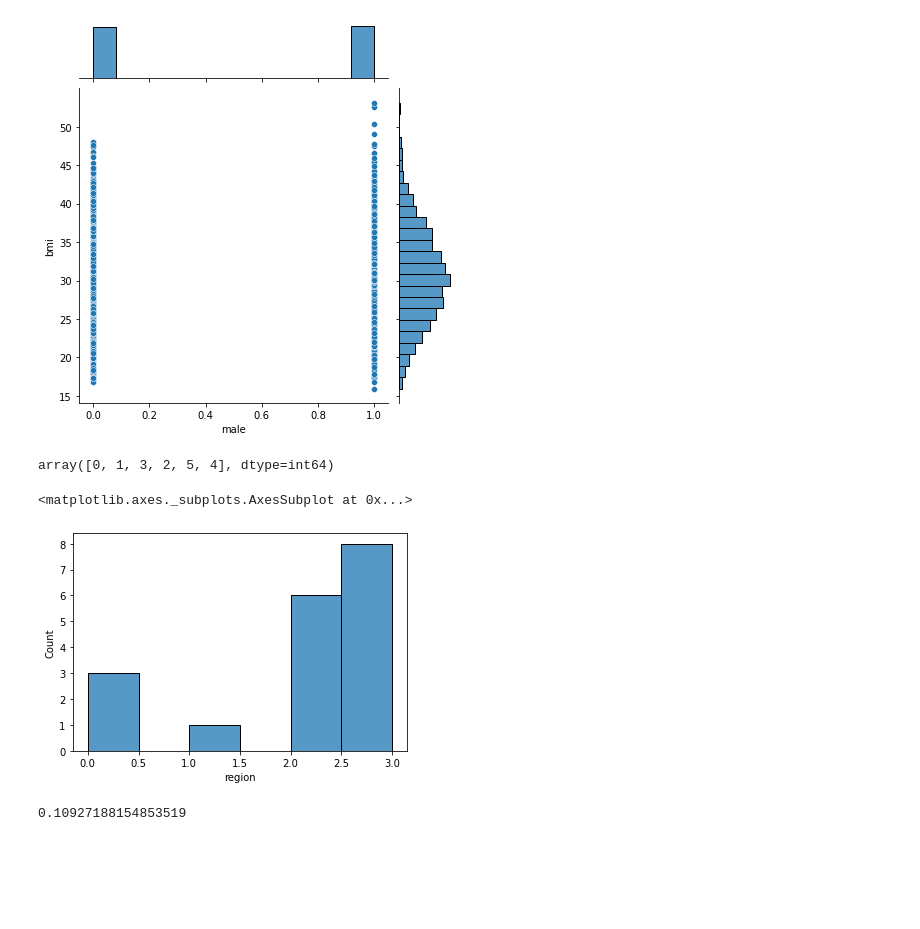
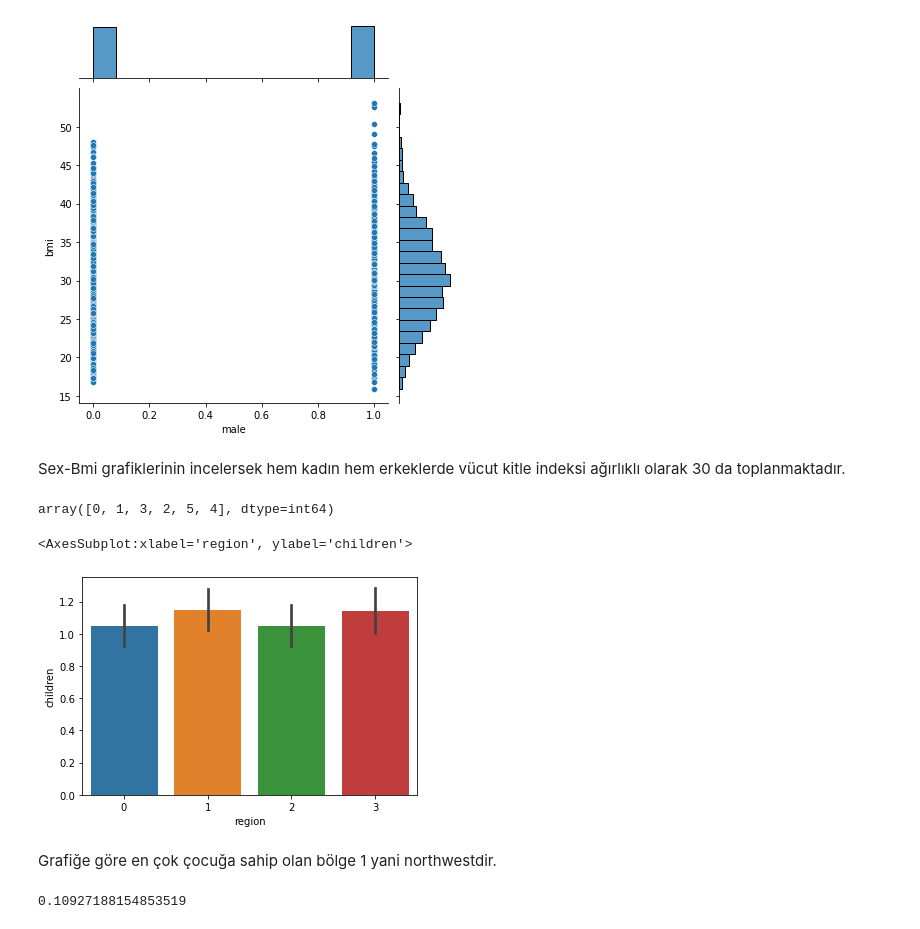
Before and after one commit to uraninjo/GlobalAIHubProjects, a Jupyter notebook: 1/FirstProject.ipynb, the cells around one changed output. Drawn from its saved outputs; the diff is of its cells as text; code cells hidden in the pictures; blank space fills up the shorter version.

```diff
--- a/1/FirstProject.ipynb
+++ b/1/FirstProject.ipynb
@@ -151,15 +153,19 @@ sbn.jointplot(df['male'],df['bmi'])
 # %% [output]
 <seaborn.axisgrid.JointGrid at 0x...>
 [figure]
+# %% [markdown]
+Sex-Bmi grafiklerinin incelersek hem kadın hem erkeklerde vücut kitle indeksi ağırlıklı olarak 30 da toplanmaktadır.
 # %%
 df.children.unique()
 # %% [output]
 array([0, 1, 3, 2, 5, 4], dtype=int64)
 # %%
-sbn.histplot(df.region[df.children==5])
+sbn.barplot(df.region,df.children)
 # %% [output]
-<matplotlib.axes._subplots.AxesSubplot at 0x...>
+<AxesSubplot:xlabel='region', ylabel='children'>
-[figure, old version]
+[figure, new version]
+# %% [markdown]
+Grafiğe göre en çok çocuğa sahip olan bölge 1 yani northwestdir.
 # %%
 fig,ax=plt.subplots(nrows=1,ncols=2,figsize=(25,5))
 
```
Also changed, not shown: parts of 23 cells of this notebook.
